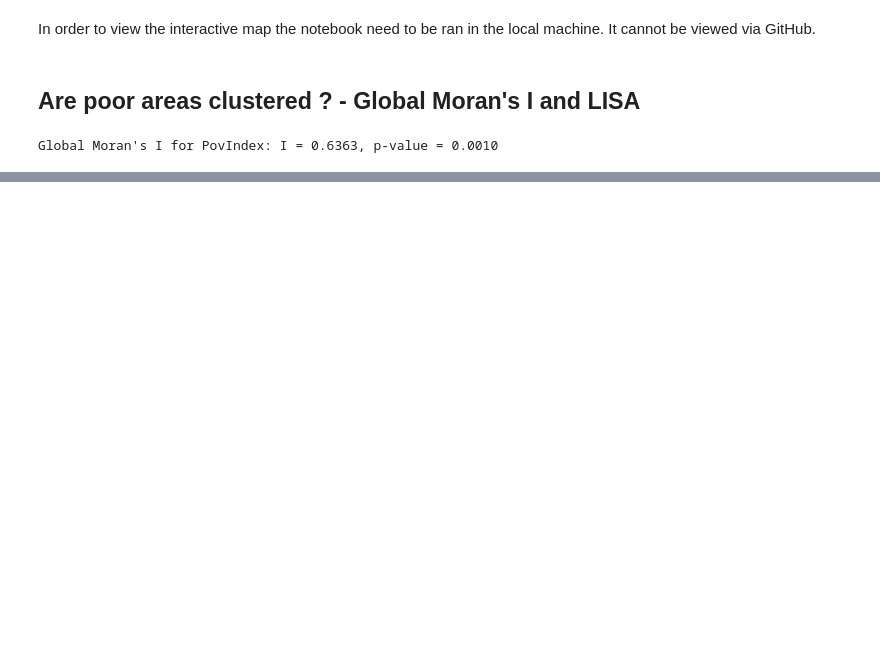
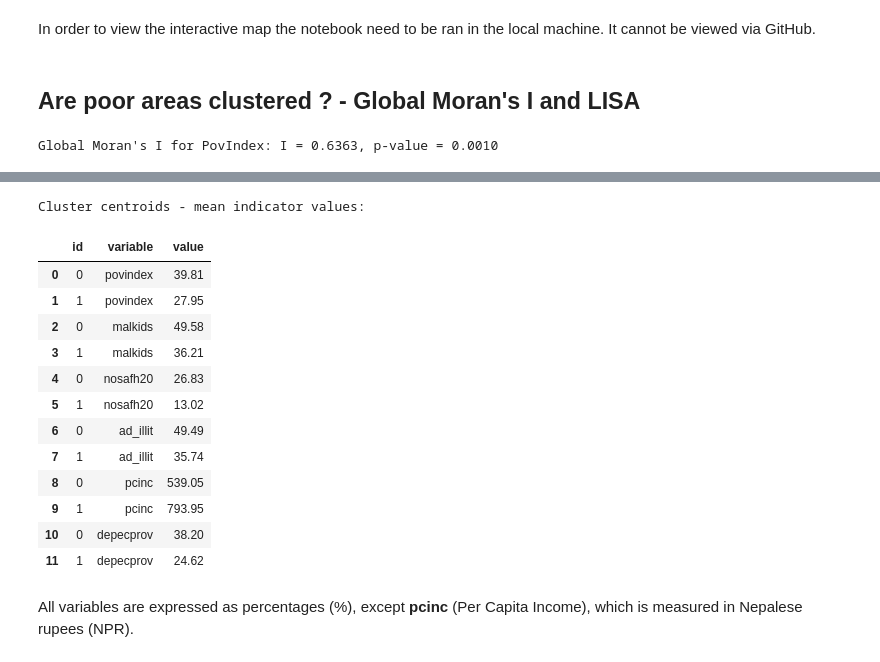
Before and after one commit to veronhoxha/health-poverty-and-education-indicators-for-nepal-districts, a Jupyter notebook: code/notebook.ipynb, the cells around one changed output, grey strips where cells are left out. Saved outputs shown, nothing was run; the diff lists cells and outputs as text; code cells hidden in the pictures; blank space fills up the shorter version.

```diff
--- a/code/notebook.ipynb
+++ b/code/notebook.ipynb
@@ -325,0 +429,4 @@ The smaller the p-value, the lower is our threshold for statistical significance
+# %%
+k2means = gdf.groupby("kmeans_cluster")[vars_to_cluster].mean().round(2)
+print("Cluster centroids - mean indicator values:")
+k2means
@@ -325,0 +439,24 @@ The smaller the p-value, the lower is our threshold for statistical significance
+# %%
+k2means_melt = k2means.copy()
+k2means_melt["id"] = k2means.index
+
+k2means_melt = pd.melt(k2means_melt, id_vars = "id", value_vars = k2means_melt.columns[:-1])
+print("Cluster centroids - mean indicator values:")
+k2means_melt
+# %% [output]
+Cluster centroids - mean indicator values:
+|  | id | variable | value |
+| 0 | 0 | povindex | 39.81 |
+| 1 | 1 | povindex | 27.95 |
+| 2 | 0 | malkids | 49.58 |
+| 3 | 1 | malkids | 36.21 |
+| 4 | 0 | nosafh20 | 26.83 |
+| 5 | 1 | nosafh20 | 13.02 |
+| 6 | 0 | ad_illit | 49.49 |
+| 7 | 1 | ad_illit | 35.74 |
+| 8 | 0 | pcinc | 539.05 |
+| 9 | 1 | pcinc | 793.95 |
+| 10 | 0 | depecprov | 38.20 |
+| 11 | 1 | depecprov | 24.62 |
+# %% [markdown]
+All variables are expressed as percentages (%), except **pcinc** (Per Capita Income), which is measured in Nepalese rupees (NPR).
```
Also changed, not shown: parts of 15 cells of this notebook.
